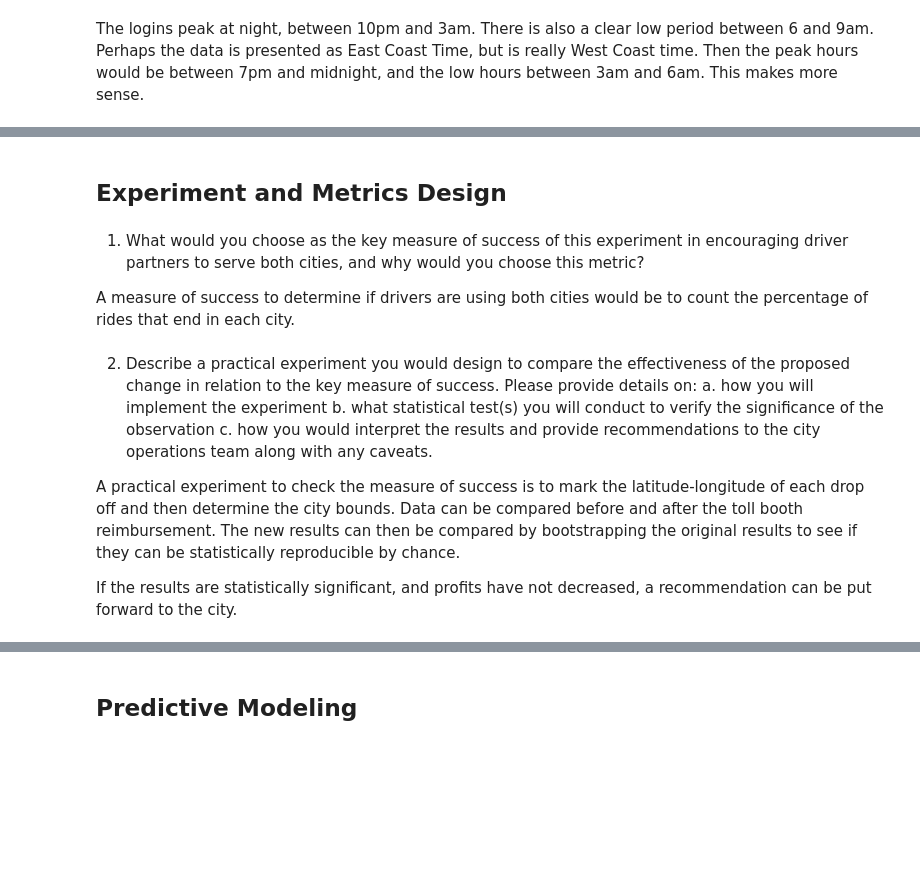
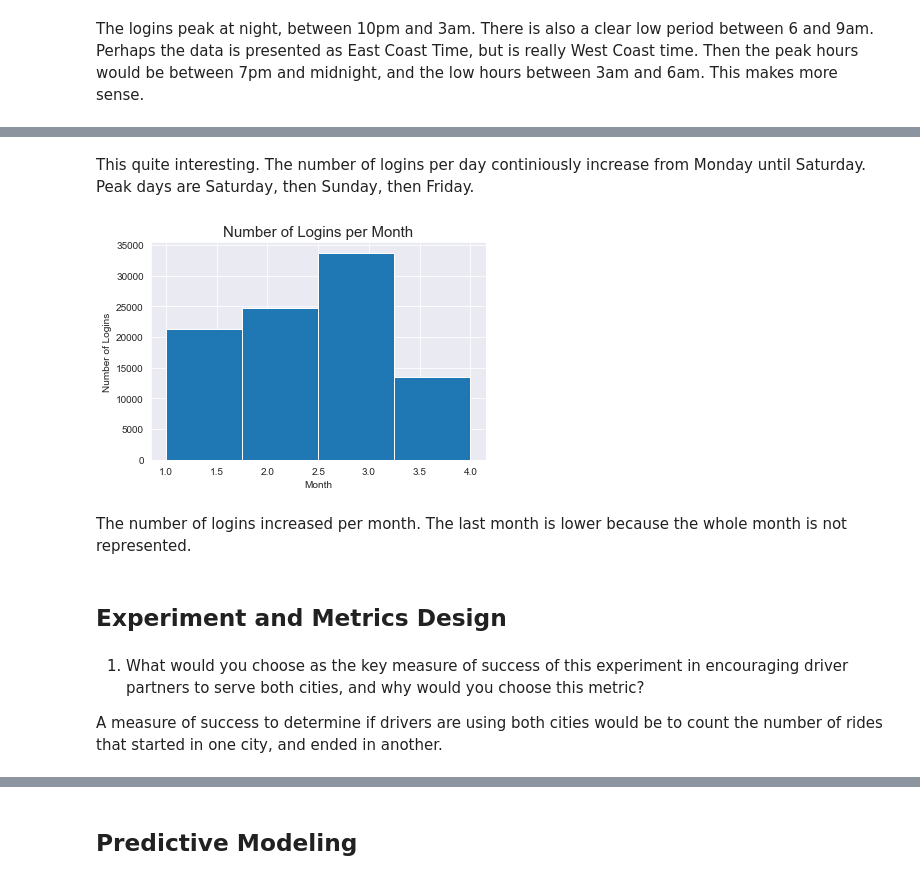
Before and after one commit to coreyjwade/ultimate_data_science_challenge, a Jupyter notebook: Ultimate_Challenge.ipynb, the cells around one changed output, grey strips where cells are left out. Cells and saved outputs as stored; diff of their text form; code cells hidden in the pictures; blank space fills up the shorter version.

```diff
--- a/Ultimate_Challenge.ipynb
+++ b/Ultimate_Challenge.ipynb
@@ -71,17 +80,19 @@ The logins peak at night, between 10pm and 3am. There is also a clear low period
+# %% [markdown]
+This quite interesting. The number of logins per day continiously increase from Monday until Saturday. Peak days are Saturday, then Sunday, then Friday.
+# %%
+# Create histogram of 1 week intervals
+plt.hist(df['month'], bins=4, ec='white')
+plt.xlabel('Month')
+plt.ylabel('Number of Logins')
+plt.title('Number of Logins per Month', fontsize=15)
+plt.show()
+# %% [output]
+[figure, added]
+# %% [markdown]
+The number of logins increased per month. The last month is lower because the whole month is not represented.
 # %% [markdown]
 ## Experiment and Metrics Design
 # %% [markdown]
 1) What would you choose as the key measure of success of this experiment in encouraging driver partners to serve both cities, and why would you choose this metric?
 
-A measure of success to determine if drivers are using both cities would be to count the percentage of rides that end in each city.
+A measure of success to determine if drivers are using both cities would be to count the number of rides that started in one city, and ended in another.
-# %% [markdown]
-2) Describe a practical experiment you would design to compare the effectiveness of the proposed change in relation to the key measure of success. Please provide details on:
-a. how you will implement the experiment
-b. what statistical test(s) you will conduct to verify the significance of the
-observation
-c. how you would interpret the results and provide recommendations to the city
-operations team along with any caveats.
-
-A practical experiment to check the measure of success is to mark the latitude-longitude of each drop off and then determine the city bounds. Data can be compared before and after the toll booth reimbursement. The new results can then be compared by bootstrapping the original results to see if they can be statistically reproducible by chance.
-
-If the results are statistically significant, and profits have not decreased, a recommendation can be put forward to the city.
```
Also changed, not shown: parts of 3 cells of this notebook.
